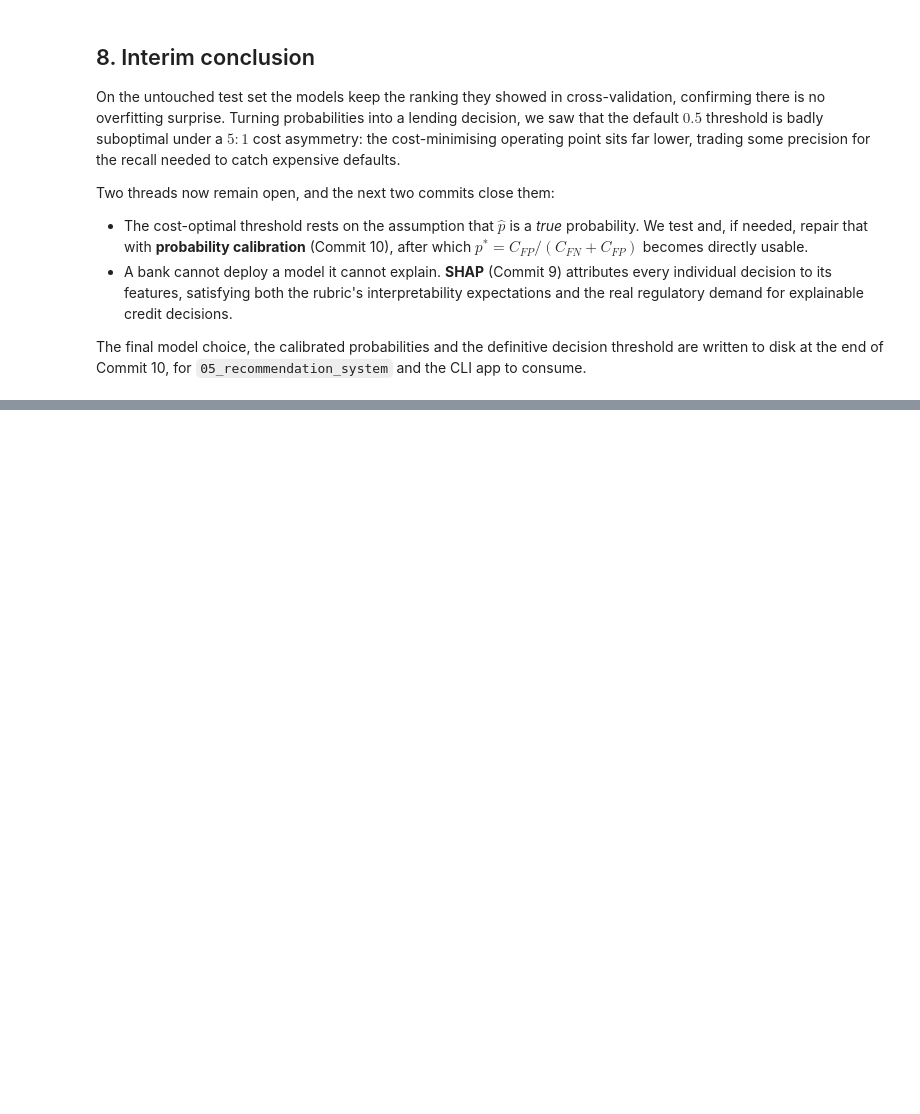
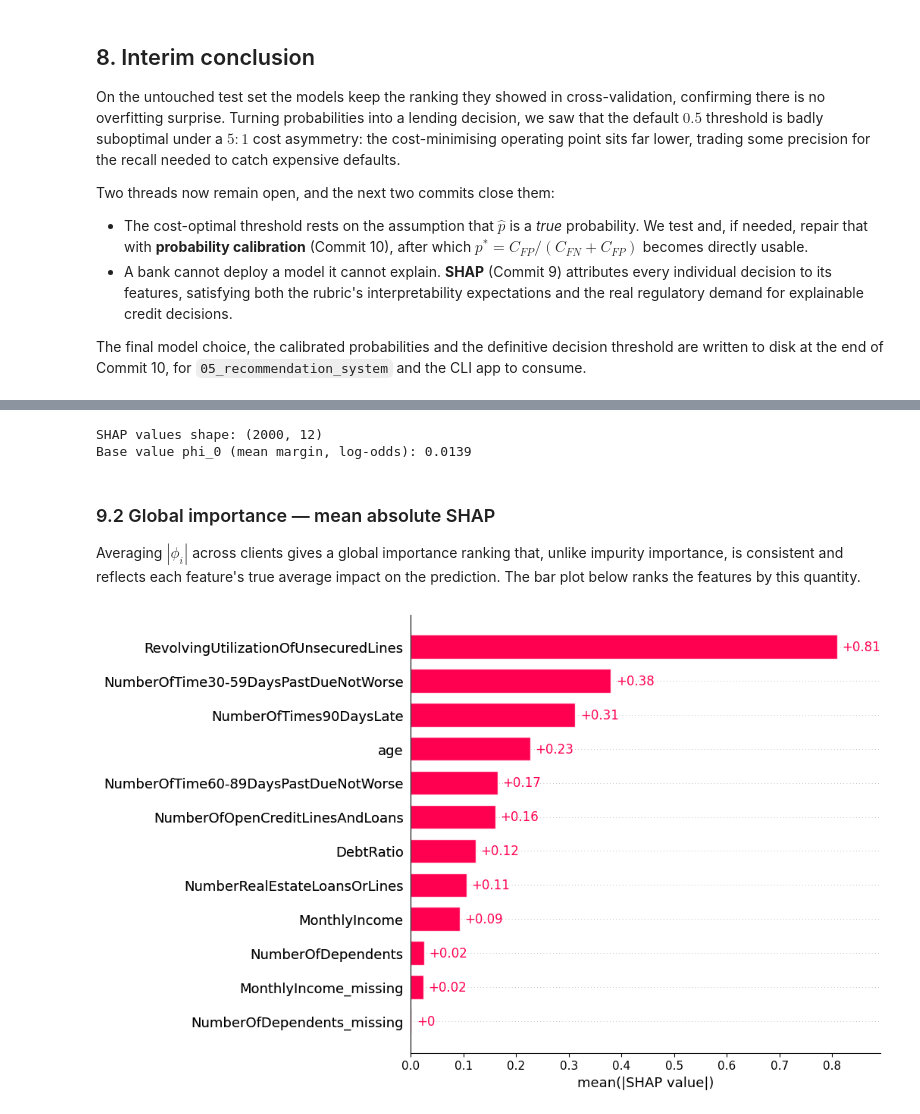
Before and after one commit to stivanpashaliev/credit-risk-assessment, a Jupyter notebook: notebooks/04_evaluation.ipynb, the cells around one changed output, grey strips where cells are left out. Drawn from its saved outputs; the diff is of its cells as text; code cells hidden in the pictures; blank space fills up the shorter version.

Commit message:
feat(evaluation): SHAP values & model interpretability

```diff
--- a/notebooks/04_evaluation.ipynb
+++ b/notebooks/04_evaluation.ipynb
@@ -468,0 +503,24 @@ the CLI app to consume.
+# %%
+import shap
+
+model_to_explain = models["XGBoost"]
+explainer = shap.TreeExplainer(model_to_explain)
+
+X_explain = X_test.sample(n=2000, random_state=RANDOM_STATE)
+shap_values = explainer(X_explain)
+
+print(f"SHAP values shape: {shap_values.values.shape}")
+print(f"Base value phi_0 (mean margin, log-odds): {shap_values.base_values[0]:.4f}")
+# %% [output]
+SHAP values shape: (2000, 12)
+Base value phi_0 (mean margin, log-odds): 0.0139
+# %% [markdown]
+### 9.2 Global importance — mean absolute SHAP
+
+Averaging $|\phi_i|$ across clients gives a global importance ranking that, unlike
+impurity importance, is consistent and reflects each feature's true average impact on the
+prediction. The bar plot below ranks the features by this quantity.
+# %%
+shap.plots.bar(shap_values, max_display=12, show=True)
+# %% [output]
+[figure, added]
```
Also changed, not shown: parts of 10 cells of this notebook.
